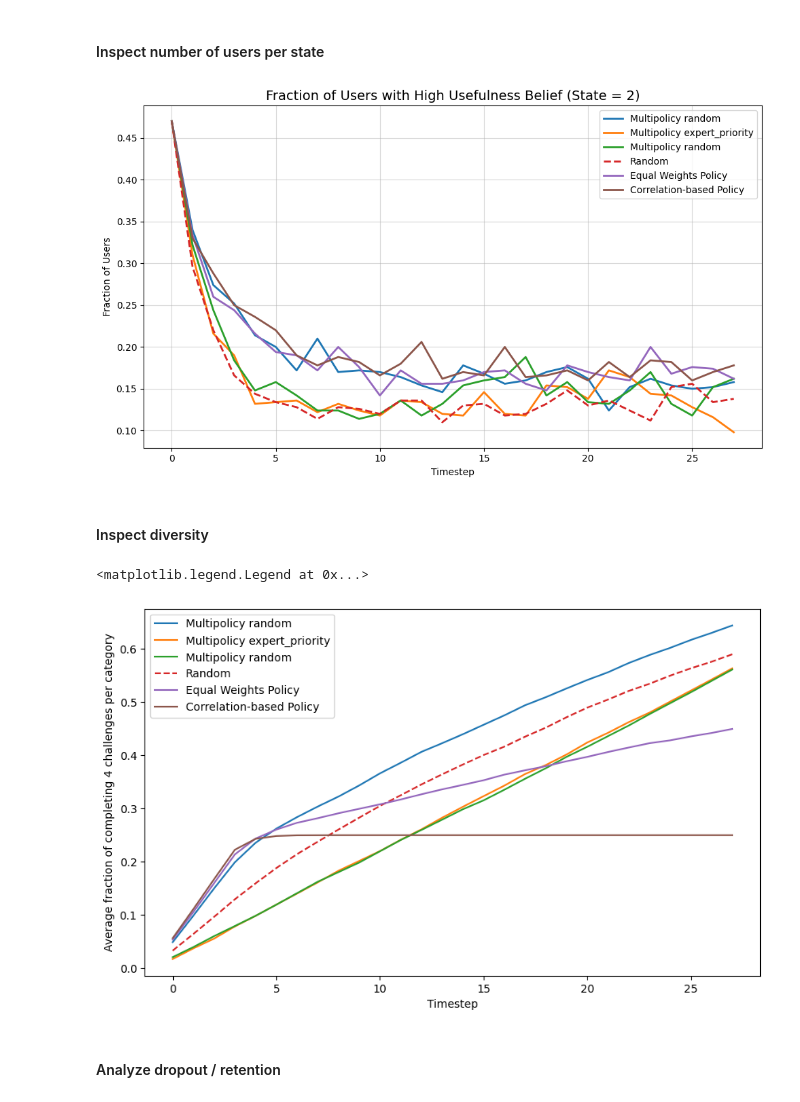
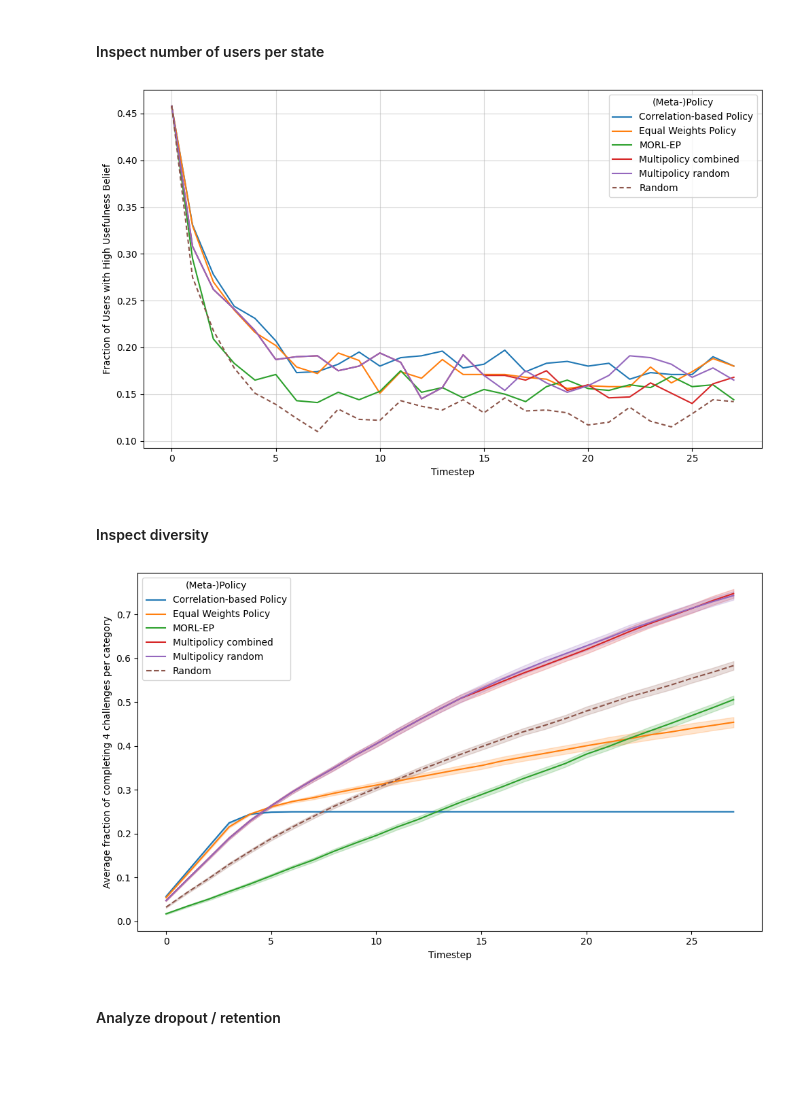
Before and after one commit to shirleyxindi/morl-personalization, a Jupyter notebook: src/PIMORLD.ipynb, the cells around one changed output. Drawn from its saved outputs; the diff is of its cells as text; code cells hidden in the pictures; blank space fills up the shorter version.

```diff
--- a/src/PIMORLD.ipynb
+++ b/src/PIMORLD.ipynb
@@ -298,0 +299,6 @@ overlapping indices {33, 11, 6, 41}
+# %%
+best_expert_idx = np.argmax(np.sum(policy_evals[:, 2:], axis=1))
+best_expert_policy = pi_morld.pareto_archive.individuals[best_expert_idx]['policy']
+print("Best expert-driven policy index: ", best_expert_idx)
+print("Best expert-driven policy evaluation: ", policy_evals[best_expert_idx])
+print(best_expert_policy)
@@ -360,15 +371,10 @@ choice_policies = []
 # choice_policies.append(multi_policy_simulation_results_time)
 
 multi_policy_simulation_results_random = sim_utils.simulate_multiple_policies(env, NUM_USERS, selected_policies, top_n_evaluations, selection='random')
-all_sim_results.append(multi_policy_simulation_results_random)
 choice_policies.append(multi_policy_simulation_results_random)
 
-multi_policy_simulation_results_expert = sim_utils.simulate_multiple_policies(env, NUM_USERS, selected_policies, top_n_evaluations, selection='expert_priority')
-all_sim_results.append(multi_policy_simulation_results_expert)
+multi_policy_simulation_results_expert = sim_utils.simulate(env, NUM_USERS, best_expert_policy, "MORL-EP")
 choice_policies.append(multi_policy_simulation_results_expert)
 
-multi_policy_simulation_results_combined = sim_utils.simulate_multiple_policies(env, NUM_USERS, selected_policies_expert, selected_evaluations_expert, selection='random')
-all_sim_results.append(multi_policy_simulation_results_combined)
+multi_policy_simulation_results_combined = sim_utils.simulate_multiple_policies(env, NUM_USERS, selected_policies, top_n_evaluations, selection='combined')
 choice_policies.append(multi_policy_simulation_results_combined)
-
-sim_utils.interactive_plot_objective(choice_policies + baseline_policies, evaluation_names)
@@ -376,0 +381,3 @@ interactive(children=(Dropdown(description='Objective:', options=(('Time Spent',
+# %%
+combined_df = pd.concat(baseline_policies + choice_policies, ignore_index=True)
+sim_utils.interactive_plot_objective(combined_df, evaluation_names)
@@ -457,3 +426,3 @@ Probability that Policy 0 has higher adherence than Random Policy: 0.0000
 # %%
-sim_utils.plot_simulation(choice_policies + baseline_policies, 'num_completed')
+sim_utils.plot_simulation(combined_df, 'num_completed')
 # %% [output]
@@ -462,52 +431,14 @@ sim_utils.plot_simulation(choice_policies + baseline_policies, 'num_completed')
 # %% [markdown]
 #### Inspect number of users per state
 # %%
-target_feature = 'Usefulness Belief'
-
-HIGH_MOTIVATION_THRESHOLD = 2
-feature_idx = feature_names.index(target_feature)
-timesteps = np.arange(NUM_TIMESTEPS)
-
-plt.figure(figsize=(10, 6))
-
-for sim_res in all_policies:
-    policy_label = sim_res['policy'].iloc[0]
-    states = np.stack(sim_res['state']).reshape(NUM_USERS, NUM_TIMESTEPS, -1)
-
-    # Extract motivation and count users meeting the threshold at each step
-    motivation_data = states[:, :, feature_idx]
-    high_motivation_trend = np.sum(motivation_data >= HIGH_MOTIVATION_THRESHOLD, axis=0) / NUM_USERS
-
-    plt.plot(timesteps, high_motivation_trend, label=policy_label, linewidth=2, linestyle='--' if 'Random' in policy_label else '-')
-
-plt.title(f'Fraction of Users with High {target_feature} (State = {HIGH_MOTIVATION_THRESHOLD})', fontsize=14)
-plt.xlabel('Timestep')
-plt.ylabel('Fraction of Users')
-plt.grid(True, alpha=0.5)
-plt.legend()
-plt.tight_layout()
-
-plt.show()
+sim_utils.plot_state_trajectory(combined_df)
 # %% [output]
-[figure, old version]
+[figure, new version]
 # %% [markdown]
 #### Inspect diversity
 # %%
-plt.figure(figsize=(10, 6))
-for idx, sim_res in enumerate(all_policies):
-    counts_per_category = np.stack(sim_res['counts_per_category']).reshape(NUM_USERS, NUM_TIMESTEPS, -1)
-    max_count_per_category = 4
-    counts_per_category = np.clip(counts_per_category, 0, max_count_per_category)
-    counts = counts_per_category.sum(axis=2)
-    fraction_completed = counts / (max_count_per_category*4)
-    mean_fraction_completed = fraction_completed.mean(axis=0)
-    style = '--' if 'Random' in sim_res['policy'].iloc[0] else '-'
-    plt.plot(mean_fraction_completed, label=sim_res['policy'].iloc[0], linestyle=style)
-plt.xlabel('Timestep')
-plt.ylabel(f'Average fraction of completing {max_count_per_category} challenges per category')
-plt.legend()
+sim_utils.plot_fraction_completed(combined_df, 4)
 # %% [output]
-<matplotlib.legend.Legend at 0x...>
-[figure, old version]
+[figure, new version]
 # %% [markdown]
 #### Analyze dropout / retention
```
Also changed, not shown: parts of 31 cells of this notebook, 12 other files.
